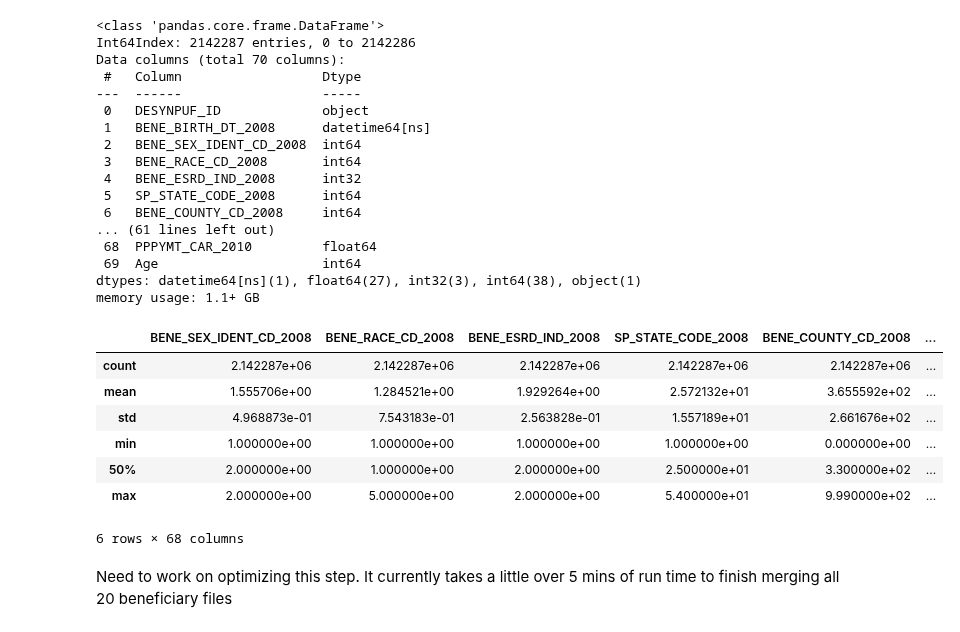
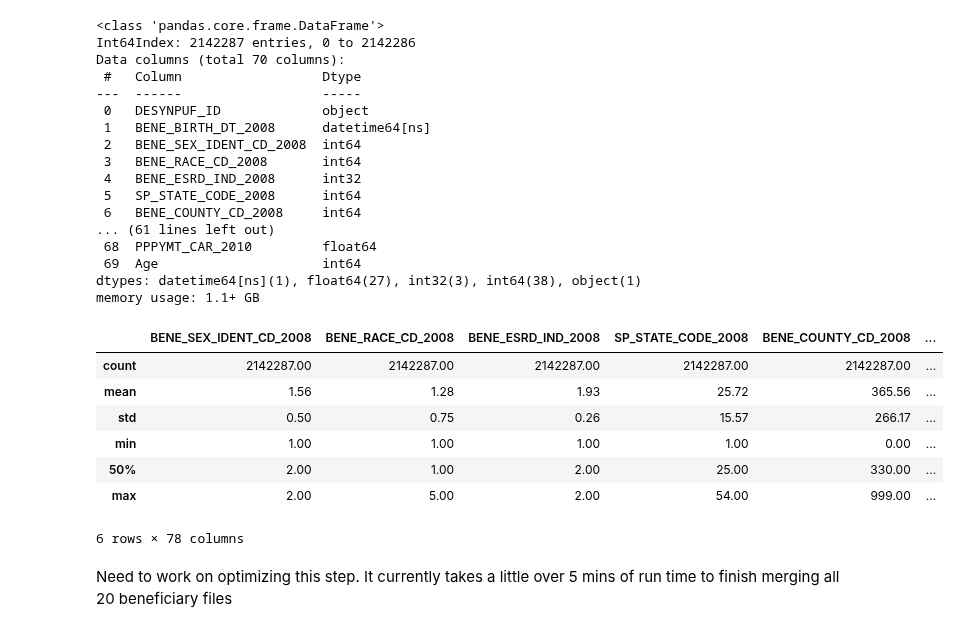
Before and after one commit to jcarhart1/cms, a Jupyter notebook: notebooks/1_predictive_modeling.ipynb, the cells around one changed output. Drawn from its saved outputs; the diff is of its cells as text; code cells hidden in the pictures.

```diff
--- a/notebooks/1_predictive_modeling.ipynb
+++ b/notebooks/1_predictive_modeling.ipynb
@@ -189,17 +196,18 @@ Data columns (total 70 columns):
  69  Age                     int64
 dtypes: datetime64[ns](1), float64(27), int32(3), int64(38), object(1)
 memory usage: 1.1+ GB
-# %%
-merged_df.describe(())
-# %% [output]
-|  | BENE_SEX_IDENT_CD_2008 | BENE_RACE_CD_2008 | BENE_ESRD_IND_2008 | SP_STATE_CODE_2008 | BENE_COUNTY_CD_2008 | ... |
-| count | 2.142287e+06 | 2.142287e+06 | 2.142287e+06 | 2.142287e+06 | 2.142287e+06 | ... |
-| mean | 1.555706e+00 | 1.284521e+00 | 1.929264e+00 | 2.572132e+01 | 3.655592e+02 | ... |
-| std | 4.968873e-01 | 7.543183e-01 | 2.563828e-01 | 1.557189e+01 | 2.661676e+02 | ... |
-| min | 1.000000e+00 | 1.000000e+00 | 1.000000e+00 | 1.000000e+00 | 0.000000e+00 | ... |
-| 50% | 2.000000e+00 | 1.000000e+00 | 2.000000e+00 | 2.500000e+01 | 3.300000e+02 | ... |
-| max | 2.000000e+00 | 5.000000e+00 | 2.000000e+00 | 5.400000e+01 | 9.990000e+02 | ... |
-6 rows × 68 columns
+# %%
+pd.options.display.float_format = '{:.2f}'.format
+merged_df.describe(())
+# %% [output]
+|  | BENE_SEX_IDENT_CD_2008 | BENE_RACE_CD_2008 | BENE_ESRD_IND_2008 | SP_STATE_CODE_2008 | BENE_COUNTY_CD_2008 | ... |
+| count | 2142287.00 | 2142287.00 | 2142287.00 | 2142287.00 | 2142287.00 | ... |
+| mean | 1.56 | 1.28 | 1.93 | 25.72 | 365.56 | ... |
+| std | 0.50 | 0.75 | 0.26 | 15.57 | 266.17 | ... |
+| min | 1.00 | 1.00 | 1.00 | 1.00 | 0.00 | ... |
+| 50% | 2.00 | 1.00 | 2.00 | 25.00 | 330.00 | ... |
+| max | 2.00 | 5.00 | 2.00 | 54.00 | 999.00 | ... |
+6 rows × 78 columns
 # %% [markdown]
 Need to work on optimizing this step. It currently takes a little over 5 mins of run time to finish merging all 20 beneficiary files
 # %%
```
Also changed, not shown: parts of 1 cell of this notebook.
